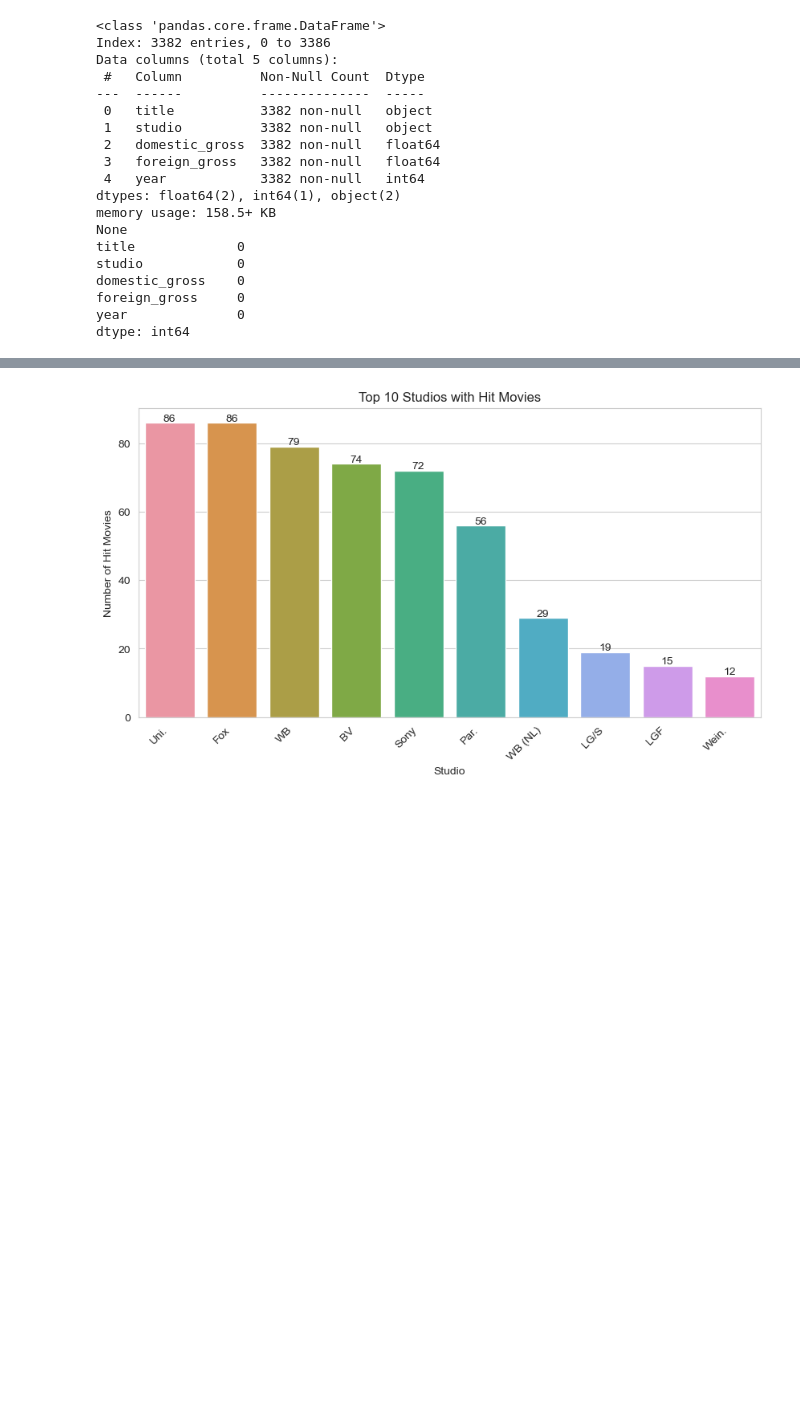
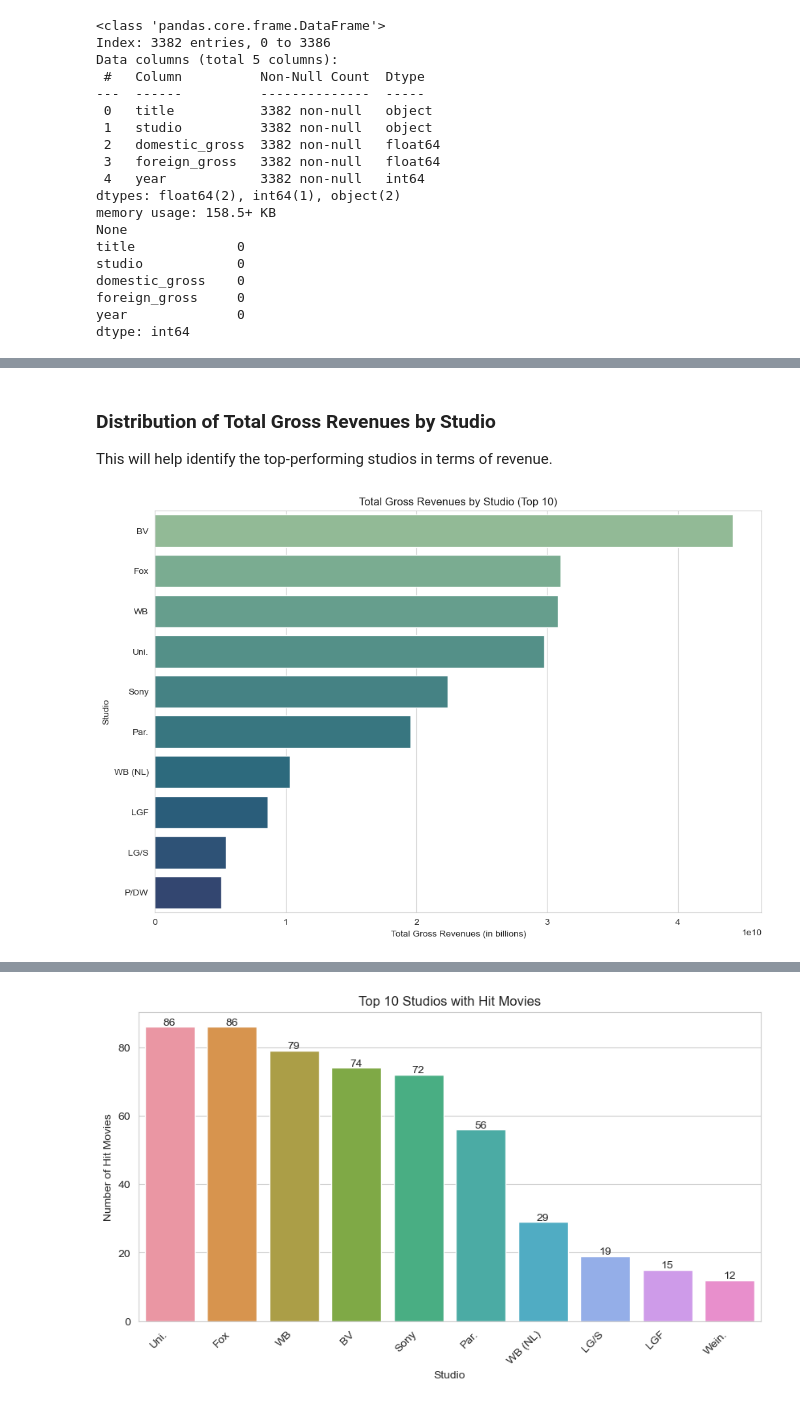
Before and after one commit to geomwangi007/Microsoft-Studio-Project, a Jupyter notebook: student.ipynb, the cells around one changed output, grey strips where cells are left out. Cells and saved outputs as stored; diff of their text form; code cells hidden in the pictures; blank space fills up the shorter version.

Commit message:
more visuals

```diff
--- a/student.ipynb
+++ b/student.ipynb
@@ -209,0 +210,19 @@ plt.show()
+# %% [markdown]
+### Distribution of Total Gross Revenues by Studio
+
+This will help identify the top-performing studios in terms of revenue.
+# %%
+# Getting the top 10 studios by total gross revenues
+top_10_studios = bom_movie_gross_top_10.groupby('studio')['total_gross_revenues'].sum().nlargest(10).index
+
+# Filtering the dataframe to include only the top 10 studios
+bom_movie_gross_top_10_filtered = bom_movie_gross_top_10[bom_movie_gross_top_10['studio'].isin(top_10_studios)]
+
+fig, ax = plt.subplots(figsize=(12, 8))
+sns.barplot(x='total_gross_revenues', y='studio', data=bom_movie_gross_top_10_filtered, estimator=sum, errorbar=None, palette='crest', order=top_10_studios)
+ax.set_title('Total Gross Revenues by Studio (Top 10)')
+ax.set_xlabel('Total Gross Revenues (in billions)')
+ax.set_ylabel('Studio')
+plt.show()
+# %% [output]
+[figure, added]
```
Also changed, not shown: parts of 23 cells of this notebook.
